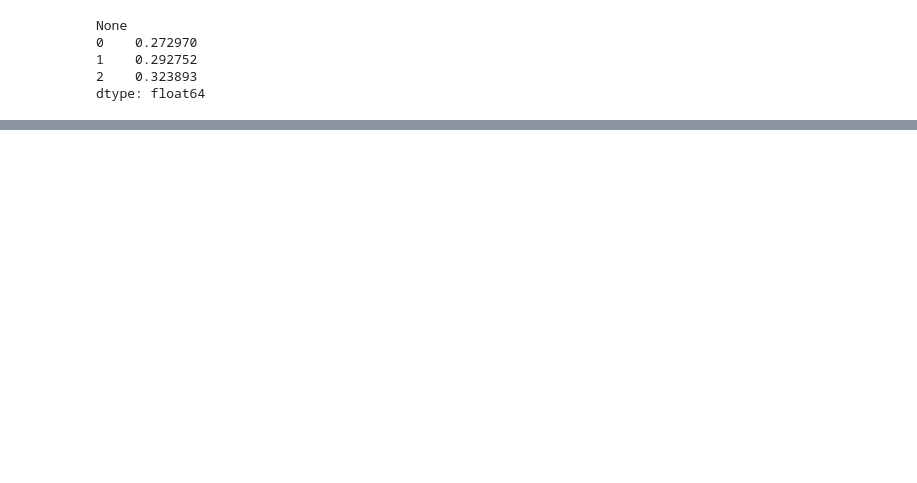
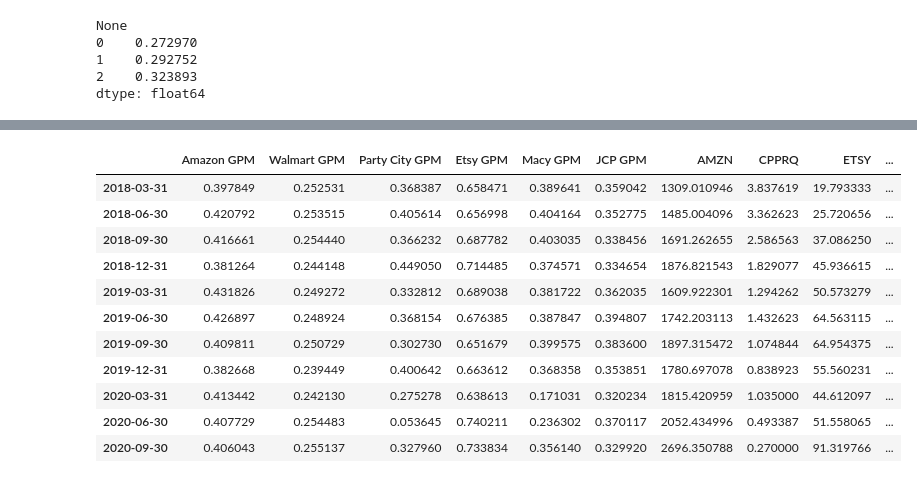
Before and after one commit to youssefabdelwahab/Fintech_Project1, a Jupyter notebook: FinancialAnaylsis.ipynb, the cells around one changed output, grey strips where cells are left out. Cells and saved outputs as stored; diff of their text form; code cells hidden in the pictures; blank space fills up the shorter version.

```diff
--- a/FinancialAnaylsis.ipynb
+++ b/FinancialAnaylsis.ipynb
@@ -347,0 +597,2 @@ interest_coverage_2020
+# %%
+stock_prices_quarterly = stock_prices.groupby(pd.Grouper( freq = '3M')).mean()
@@ -347,0 +617,3 @@ interest_coverage_2020
+# %%
+stock_prices_quarterly.drop(stock_prices_quarterly.index[12], inplace = True)
+stock_prices_quarterly
@@ -347,0 +635,4 @@ interest_coverage_2020
+# %%
+stock_prices_quarterly['Date2'] = all_pe.index
+# %%
+stock_prices_quarterly.index.names = ['Date']
@@ -347,0 +655,16 @@ interest_coverage_2020
+# %%
+stock_and_gpm = pd.concat([all_gpm, stock_prices_quarterly], axis = 1)
+stock_and_gpm
+# %% [output]
+|  | Amazon GPM | Walmart GPM | Party City GPM | Etsy GPM | Macy GPM | JCP GPM | AMZN | CPPRQ | ETSY | ... |
+| 2018-03-31 | 0.397849 | 0.252531 | 0.368387 | 0.658471 | 0.389641 | 0.359042 | 1309.010946 | 3.837619 | 19.793333 | ... |
+| 2018-06-30 | 0.420792 | 0.253515 | 0.405614 | 0.656998 | 0.404164 | 0.352775 | 1485.004096 | 3.362623 | 25.720656 | ... |
+| 2018-09-30 | 0.416661 | 0.254440 | 0.366232 | 0.687782 | 0.403035 | 0.338456 | 1691.262655 | 2.586563 | 37.086250 | ... |
+| 2018-12-31 | 0.381264 | 0.244148 | 0.449050 | 0.714485 | 0.374571 | 0.334654 | 1876.821543 | 1.829077 | 45.936615 | ... |
+| 2019-03-31 | 0.431826 | 0.249272 | 0.332812 | 0.689038 | 0.381722 | 0.362035 | 1609.922301 | 1.294262 | 50.573279 | ... |
+| 2019-06-30 | 0.426897 | 0.248924 | 0.368154 | 0.676385 | 0.387847 | 0.394807 | 1742.203113 | 1.432623 | 64.563115 | ... |
+| 2019-09-30 | 0.409811 | 0.250729 | 0.302730 | 0.651679 | 0.399575 | 0.383600 | 1897.315472 | 1.074844 | 64.954375 | ... |
+| 2019-12-31 | 0.382668 | 0.239449 | 0.400642 | 0.663612 | 0.368358 | 0.353851 | 1780.697078 | 0.838923 | 55.560231 | ... |
+| 2020-03-31 | 0.413442 | 0.242130 | 0.275278 | 0.638613 | 0.171031 | 0.320234 | 1815.420959 | 1.035000 | 44.612097 | ... |
+| 2020-06-30 | 0.407729 | 0.254483 | 0.053645 | 0.740211 | 0.236302 | 0.370117 | 2052.434996 | 0.493387 | 51.558065 | ... |
+| 2020-09-30 | 0.406043 | 0.255137 | 0.327960 | 0.733834 | 0.356140 | 0.329920 | 2696.350788 | 0.270000 | 91.319766 | ... |
```
Also changed, not shown: parts of 62 cells of this notebook.
